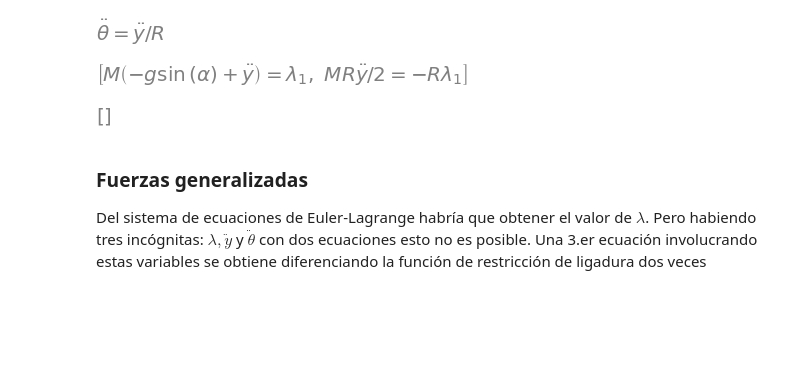
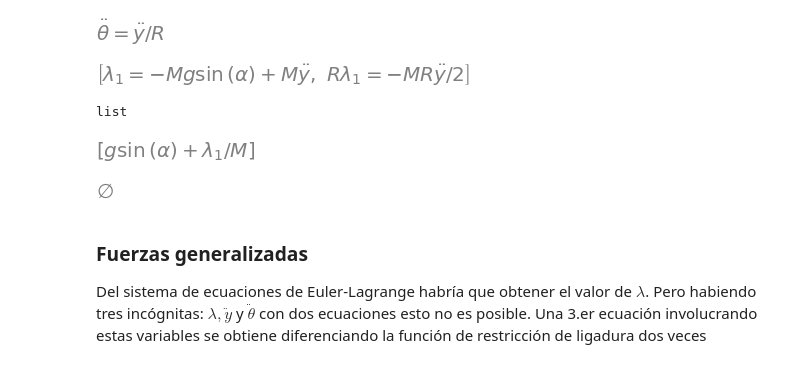
Before and after one commit to unlam/MecanicaAnaliticaComputacional, a Jupyter notebook: 06FuerzasLigadura/rodadura_FuerzasLigadura_test.ipynb, the cells around one changed output. Saved outputs shown, nothing was run; the diff lists cells and outputs as text; code cells hidden in the pictures; blank space fills up the shorter version.

```diff
--- a/06FuerzasLigadura/rodadura_FuerzasLigadura_test.ipynb
+++ b/06FuerzasLigadura/rodadura_FuerzasLigadura_test.ipynb
@@ -27,7 +27,7 @@ from sympy.physics import mechanics as me # de sympy utilizaremos funciones de m
 me.init_vprinting() # notación con punto para la velocidad y punto punto para la aceleración
 # %%
 # parámetros físicos del sistema
-m, alfa, R, g = sm.symbols('M, alpha, R, g', positive=True)
+m, alfa, R, g = sm.symbols('M, alpha, R, g')
 # %%
 y, zeta = me.dynamicsymbols('y, theta')
 # %% [markdown]
@@ -289,18 +293,27 @@ substituciones = {
     zeta_f1_p.lhs: zeta_f1_p.rhs,
     zeta_f1_pp.lhs: zeta_f1_pp.rhs
 }
-# %%
-sistemaEcuaciones = [
-    y_EL.subs(substituciones),
-    zeta_EL.subs(substituciones)
-]
-sistemaEcuaciones
-# %% [output]
-[figure, removed]
+# %%
+sistemaEcuaciones = [
+    y_EL.subs(substituciones),
+    zeta_EL.subs(substituciones)
+] # sustituimos las ligaduras y derivadas de zeta en las ecuaciones de Euler-Lagrange
+sistemaEcuaciones = [eq.simplify().expand() for eq in sistemaEcuaciones] # simplificamos las ecuaciones
+sistemaEcuaciones
+# %% [output]
+[figure, added]
+# %%
+type(sistemaEcuaciones) # tipo de la primera ecuación del sistema
+# %% [output]
+list
 # %%
-sm.solve(sistemaEcuaciones, lambda1)
+sm.solve(sistemaEcuaciones[0],y.diff(t,2) )
 # %% [output]
-[figure, old version]
+[figure, new version]
+# %%
+sm.nonlinsolve(sistemaEcuaciones, y.diff(t,2))
+# %% [output]
+[figure, added]
 # %% [markdown]
 ### Fuerzas generalizadas
 Del sistema de ecuaciones de Euler-Lagrange habría que obtener el valor de $\lambda$.
```
Also changed, not shown: parts of 1 cell of this notebook.
